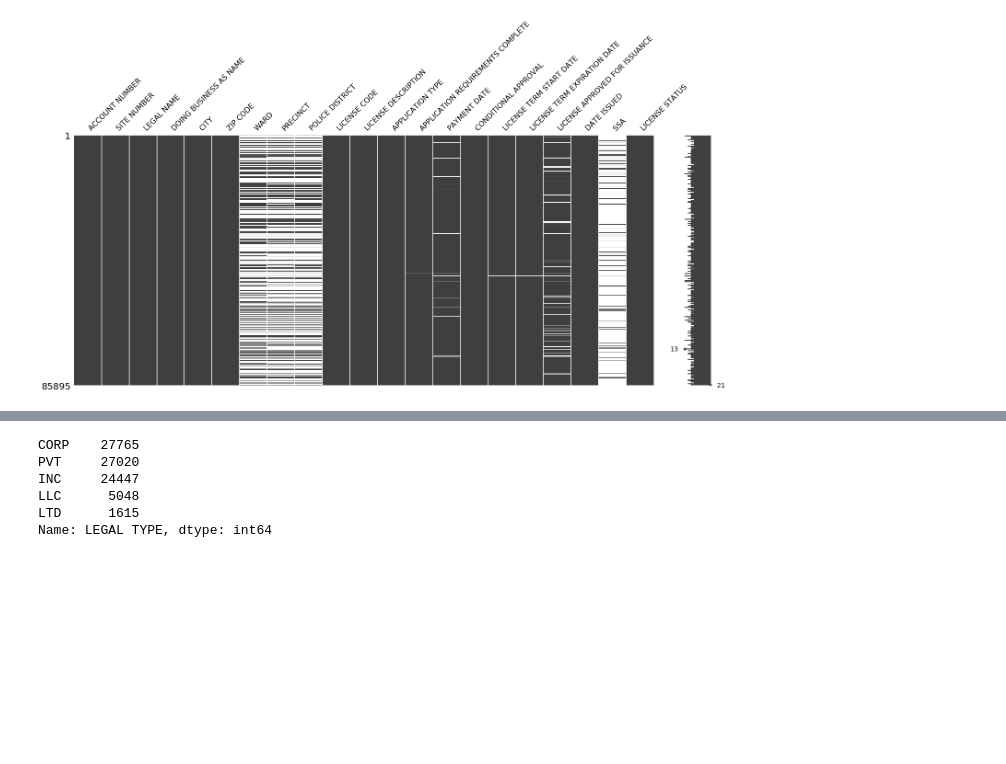
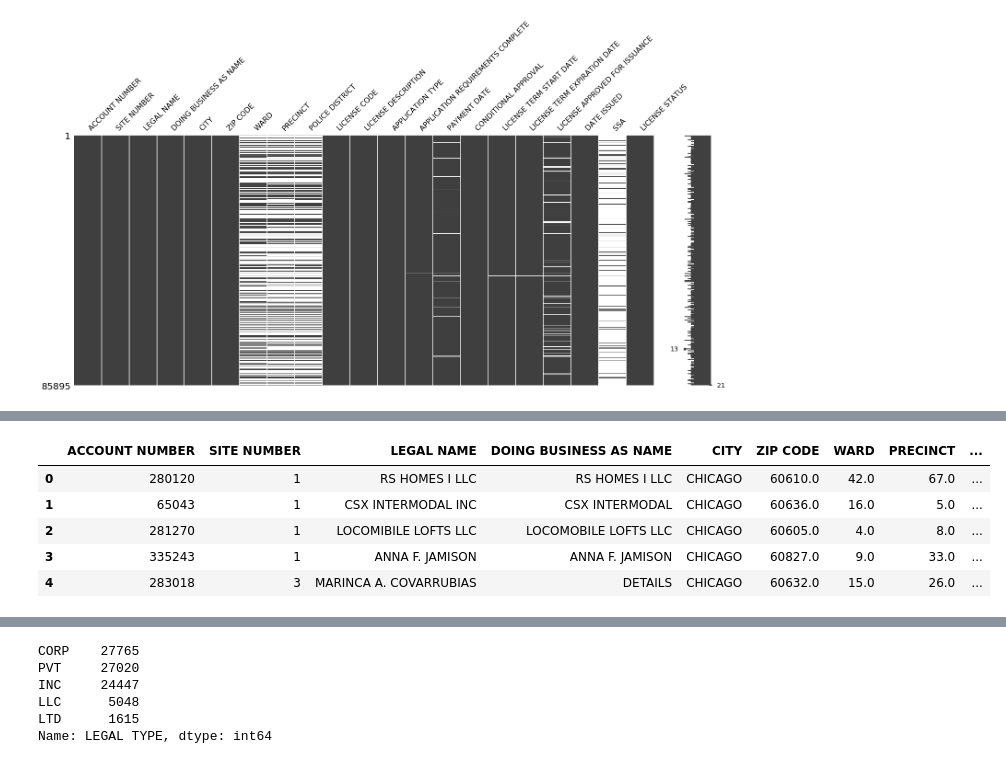
Before and after one commit to shreayan98c/ZS-Hiring-Challenge, a Jupyter notebook: ZSmodel.ipynb, the cells around one changed output, grey strips where cells are left out. Cells and saved outputs as stored; diff of their text form; code cells hidden in the pictures; blank space fills up the shorter version.

```diff
--- a/ZSmodel.ipynb
+++ b/ZSmodel.ipynb
@@ -219,10 +250,17 @@ train_data = train_data.drop(['LICENSE TERM EXPIRATION YEAR'], axis = 1)
 # %%
 train_data = train_data.drop(['LICENSE TERM START DATE'], axis = 1)
 train_data = train_data.drop(['LICENSE TERM START YEAR'], axis = 1)
+# %%
+test_data = test_data.drop(['LICENSE TERM START DATE'], axis = 1)
+test_data = test_data.drop(['LICENSE TERM START YEAR'], axis = 1)
 # %%
 train_data['LICENSE APPROVED YEAR'] = train_data['LICENSE APPROVED FOR ISSUANCE'].apply(lambda x: x.year)
+# %%
+test_data['LICENSE APPROVED YEAR'] = test_data['LICENSE APPROVED FOR ISSUANCE'].apply(lambda x: x.year)
 # %%
 train_data = train_data.drop(['LICENSE APPROVED FOR ISSUANCE'], axis = 1)
+# %%
+test_data = test_data.drop(['LICENSE APPROVED FOR ISSUANCE'], axis = 1)
 # %%
 train_data.head()
 # %% [output]
@@ -235,6 +273,9 @@ train_data.head()
 # %%
 train_data['LEGAL NAME'] = train_data['LEGAL NAME'].fillna('None')
 train_data['DOING BUSINESS AS NAME'] = train_data['DOING BUSINESS AS NAME'].fillna('None')
+# %%
+test_data['LEGAL NAME'] = test_data['LEGAL NAME'].fillna('None')
+test_data['DOING BUSINESS AS NAME'] = test_data['DOING BUSINESS AS NAME'].fillna('None')
 # %%
 train_data['LEGAL NAME'].apply(lambda x: x.upper())
 train_data['DOING BUSINESS AS NAME'].apply(lambda x: x.upper())
@@ -246,6 +287,17 @@ train_data.head()
 | 2 | 345008 | 1 | DJS REMODELING | DJS REMODELING, INC. | HIGHLAND | 60035 | NaN | NaN | ... |
 | 3 | 273121 | 1 | ALL-BRY CONSTRUCTION CO. | ALL-BRY CONSTRUCTION CO. | LEMONT | 60439 | NaN | NaN | ... |
 | 4 | 213785 | 1 | MCDONOUGH MECHANICAL SERVICE | MCDONOUGH MECHANICAL SERVICE | WAUKEGAN | 60087 | NaN | NaN | ... |
+# %%
+test_data['LEGAL NAME'].apply(lambda x: x.upper())
+test_data['DOING BUSINESS AS NAME'].apply(lambda x: x.upper())
+test_data.head()
+# %% [output]
+|  | ACCOUNT NUMBER | SITE NUMBER | LEGAL NAME | DOING BUSINESS AS NAME | CITY | ZIP CODE | WARD | PRECINCT | ... |
+| 0 | 280120 | 1 | RS HOMES I LLC | RS HOMES I LLC | CHICAGO | 60610.0 | 42.0 | 67.0 | ... |
+| 1 | 65043 | 1 | CSX INTERMODAL INC | CSX INTERMODAL | CHICAGO | 60636.0 | 16.0 | 5.0 | ... |
+| 2 | 281270 | 1 | LOCOMIBILE LOFTS LLC | LOCOMOBILE LOFTS LLC | CHICAGO | 60605.0 | 4.0 | 8.0 | ... |
+| 3 | 335243 | 1 | ANNA F. JAMISON | ANNA F. JAMISON | CHICAGO | 60827.0 | 9.0 | 33.0 | ... |
+| 4 | 283018 | 3 | MARINCA A. COVARRUBIAS | DETAILS | CHICAGO | 60632.0 | 15.0 | 26.0 | ... |
 # %%
 train_data['LEGAL NAME'] = train_data['LEGAL NAME'].str.replace('.', '', regex=False)
 train_data['DOING BUSINESS AS NAME'] = train_data['DOING BUSINESS AS NAME'].str.replace('.', '', regex=False)
```
Also changed, not shown: parts of 46 cells of this notebook.
